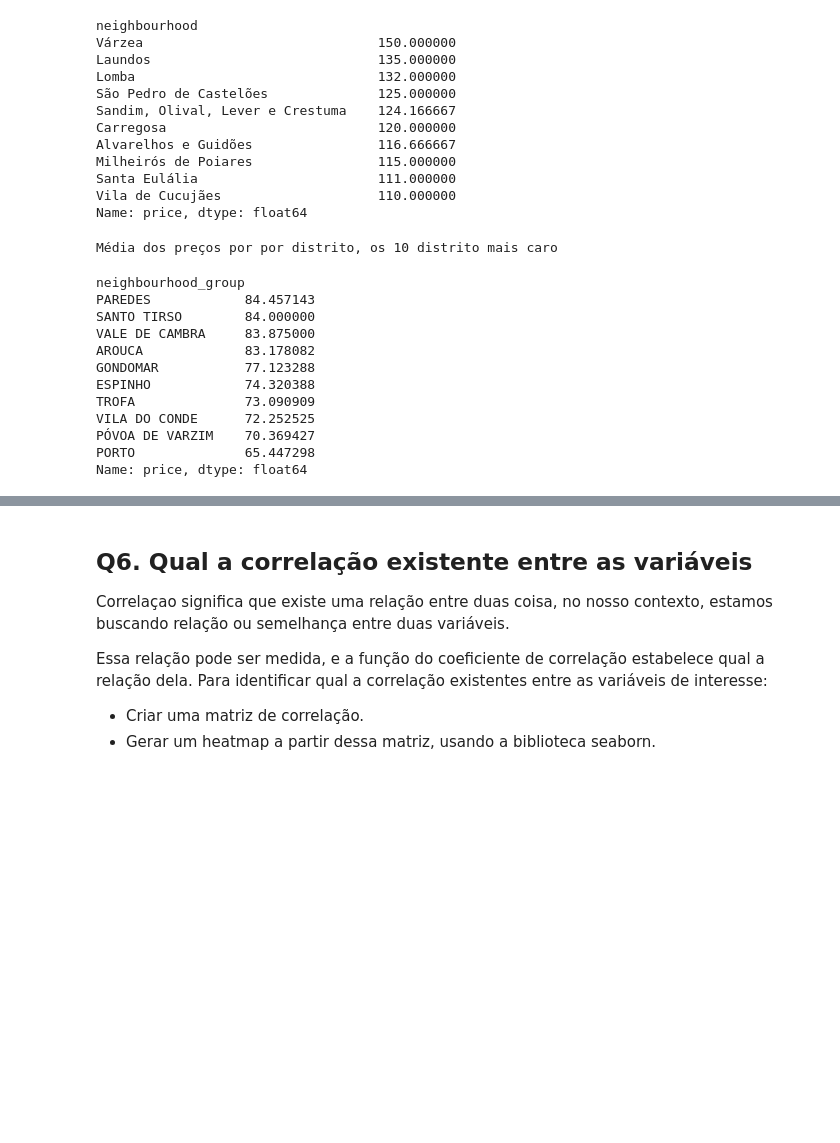
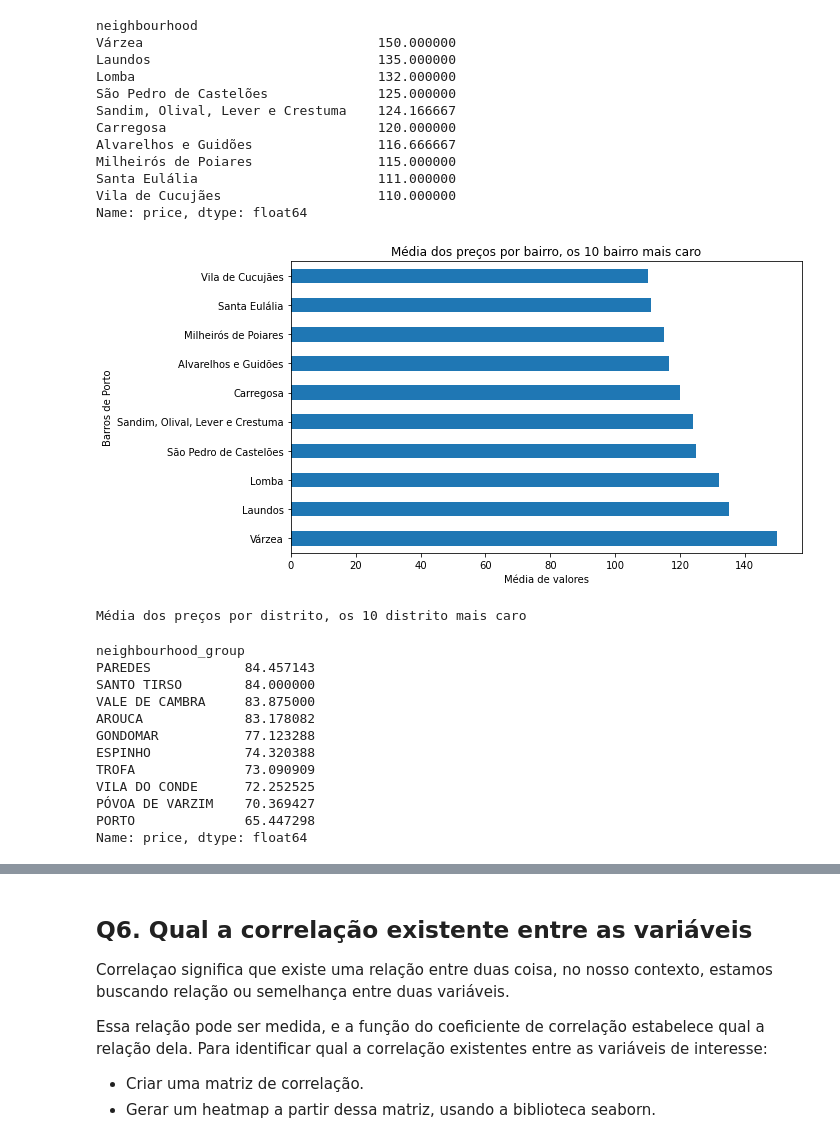
Before and after one commit to villani31/Analise_Airbnb, a Jupyter notebook: Projeto - Analise de dados Airbnb_V2.ipynb, the cells around one changed output, grey strips where cells are left out. Saved outputs shown, nothing was run; the diff lists cells and outputs as text; code cells hidden in the pictures; blank space fills up the shorter version.

```diff
--- a/Projeto - Analise de dados Airbnb_V2.ipynb
+++ b/Projeto - Analise de dados Airbnb_V2.ipynb
@@ -359,11 +359,22 @@ Milheirós de Poiares                115.000000
 Santa Eulália                       111.000000
 Vila de Cucujães                    110.000000
 Name: price, dtype: float64
+# %%
+# plot histograma dos comparando a meia de valores por bairro
+fig, ax = plt.subplots(figsize=(10,5))
+df_proc_bairro = df_clean.groupby(['neighbourhood']).price.mean().sort_values(ascending=False)[:10].plot(
+    kind='barh')
+ax.set_title('Média dos preços por bairro, os 10 bairro mais caro')
+ax.set_xlabel('Média de valores')
+ax.set_ylabel('Barros de Porto')
+plt.tight_layout()
+# %% [output]
+[figure, added]
 # %%
-print('Média dos preços por por distrito, os 10 distrito mais caro')
+print('Média dos preços por distrito, os 10 distrito mais caro')
 df_clean.groupby(['neighbourhood_group']).price.mean().sort_values(ascending=False)[:10]
 # %% [output]
-Média dos preços por por distrito, os 10 distrito mais caro
+Média dos preços por distrito, os 10 distrito mais caro
 neighbourhood_group
 PAREDES            84.457143
 SANTO TIRSO        84.000000
```
Also changed, not shown: parts of 1 cell of this notebook.
